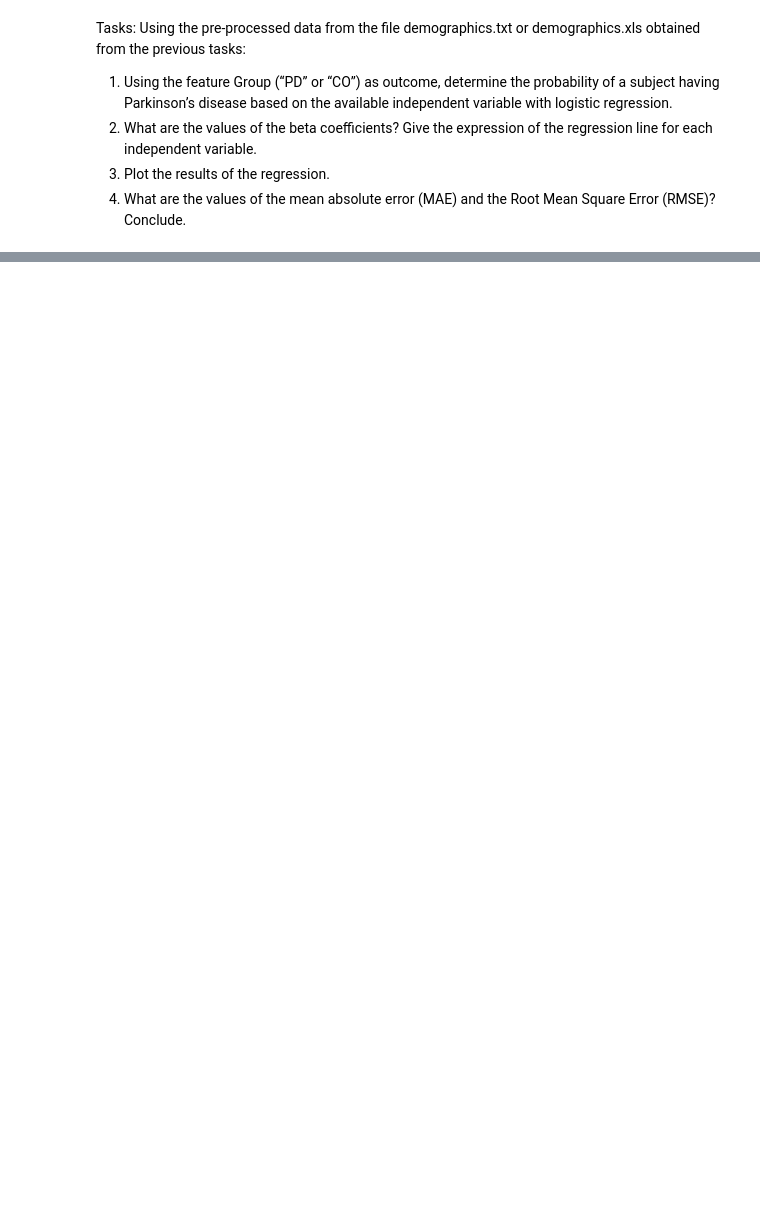
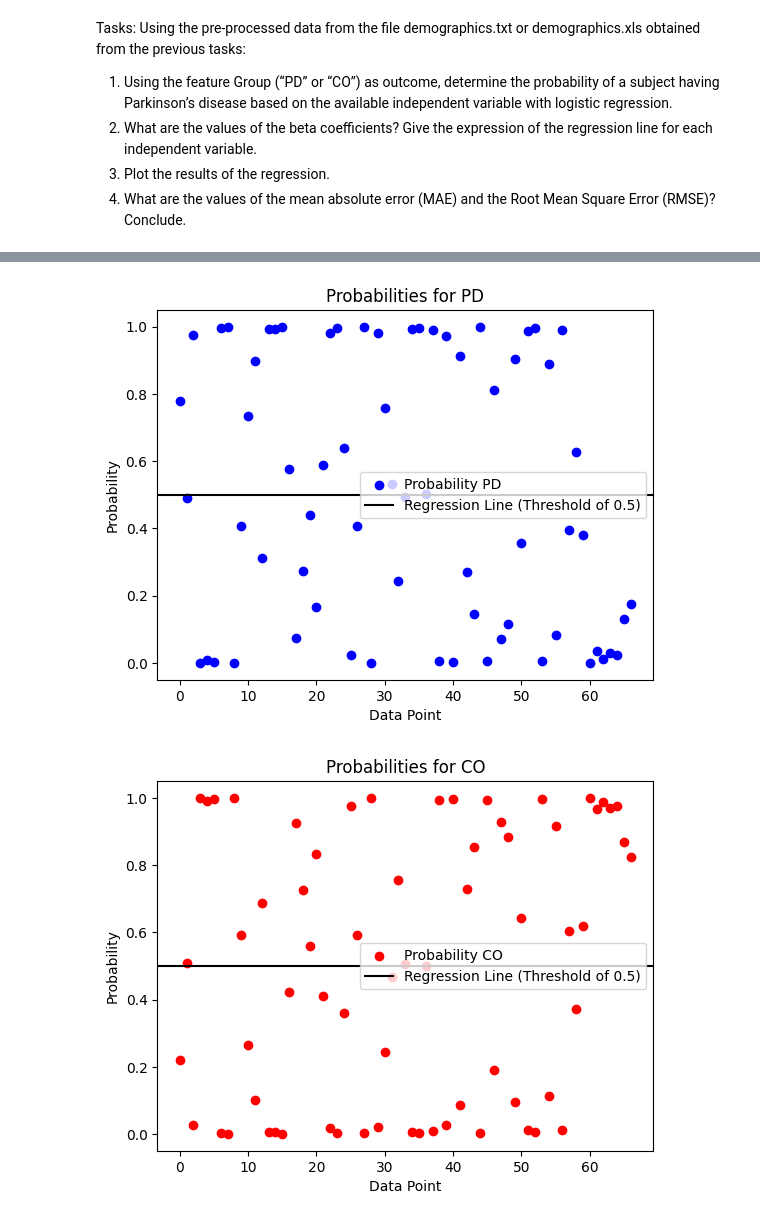
Before and after one commit to AnnemarieWittig/AI-in-Healthcare, a Jupyter notebook: task_two/task_two.ipynb, the cells around one changed output, grey strips where cells are left out. Saved outputs shown, nothing was run; the diff lists cells and outputs as text; code cells hidden in the pictures; blank space fills up the shorter version.

```diff
--- a/task_two/task_two.ipynb
+++ b/task_two/task_two.ipynb
@@ -152,0 +160,30 @@ Beta Coefficients:
+# %%
+# 3. Plot the results of the regression. TODO Ask like this?? or like I did previously
+columns = df_x_train.columns
+num_cols = len(columns)
+probabilities = regression.predict_proba(df_x_test)
+
+# Extract the probabilities for each class
+probability_pd = probabilities[:, 1]  # Probabilities for the positive class (PD)
+probability_co = probabilities[:, 0]  # Probabilities for the negative class (CO)
+
+# Plot probabilities for PD
+plt.scatter(range(len(probability_pd)), probability_pd, color='blue', label='Probability PD')
+plt.axhline(y=0.5, color='black', linestyle='-', label='Regression Line (Threshold of 0.5)')
+plt.xlabel('Data Point')
+plt.ylabel('Probability')
+plt.title('Probabilities for PD')
+plt.legend()
+plt.show()
+
+# Plot probabilities for CO
+plt.scatter(range(len(probability_co)), probability_co, color='red', label='Probability CO')
+plt.axhline(y=0.5, color='black', linestyle='-', label='Regression Line (Threshold of 0.5)')
+plt.xlabel('Data Point')
+plt.ylabel('Probability')
+plt.title('Probabilities for CO')
+plt.legend()
+plt.show()
+# %% [output]
+[figure, added]
+[figure, added]
```
Also changed, not shown: parts of 8 cells of this notebook, 7 other files.
